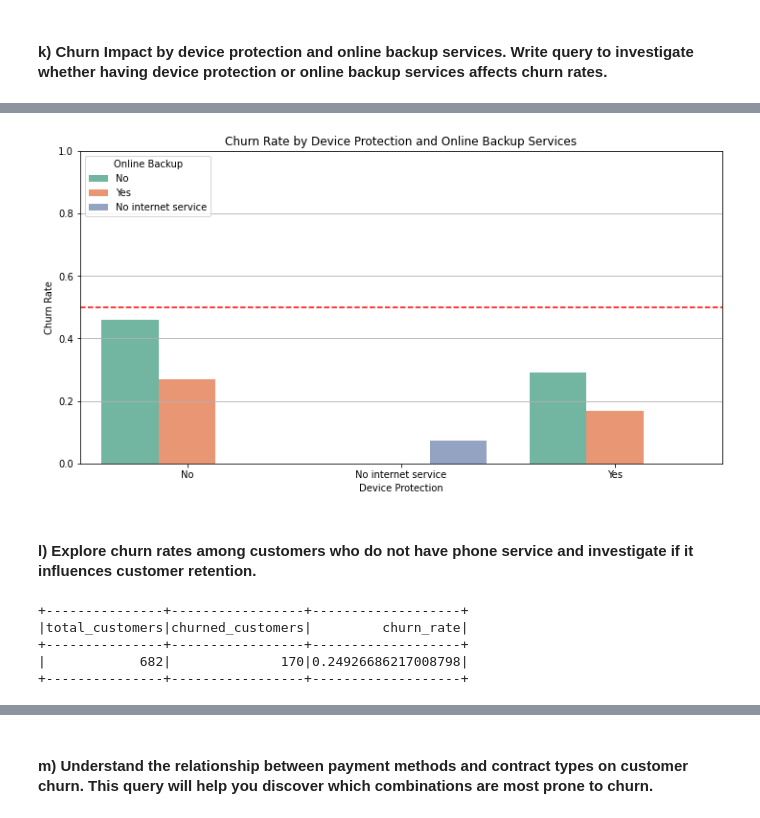
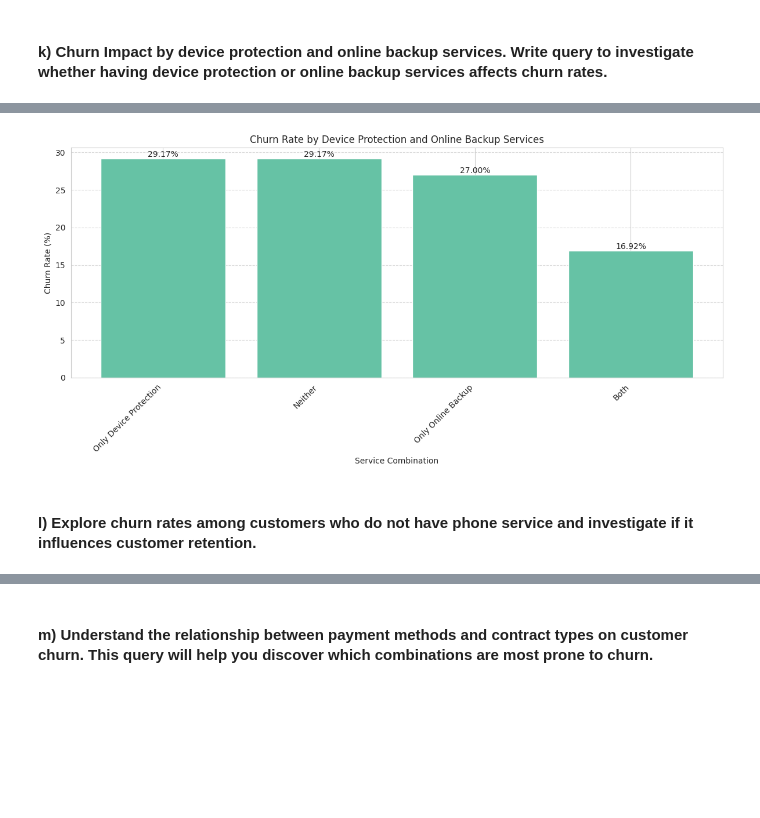
Before and after one commit to vskvj3/UST_Training, a Jupyter notebook: BigData/spark/Spark Workshop/Assignment 8 - Spark SQL.ipynb, the cells around one changed output, grey strips where cells are left out. Drawn from its saved outputs; the diff is of its cells as text; code cells hidden in the pictures; blank space fills up the shorter version.

```diff
--- a/BigData/spark/Spark Workshop/Assignment 8 - Spark SQL.ipynb
+++ b/BigData/spark/Spark Workshop/Assignment 8 - Spark SQL.ipynb
@@ -527,42 +519,50 @@ churn_rate_device_backup_df.show()
 # %%
+pandas_df = result.toPandas()
 
-churn_rate_device_backup_pd = churn_rate_device_backup_df.toPandas()
+# Create a bar plot
+plt.figure(figsize=(12, 6))
+bars = plt.bar(pandas_df['ServiceCombination'], pandas_df['ChurnRate'])
 
-plt.figure(figsize=(12, 6))
+# Customize the plot
+plt.title('Churn Rate by Device Protection and Online Backup Services')
+plt.xlabel('Service Combination')
+plt.ylabel('Churn Rate (%)')
 
-sns.barplot(x='DeviceProtection', y='churn_rate', hue='OnlineBackup', data=churn_rate_device_backup_pd, palette='Set2')
+# Add value labels on top of each bar
+for bar in bars:
+    height = bar.get_height()
+    plt.text(bar.get_x() + bar.get_width()/2., height,
+             f'{height:.2f}%',
+             ha='center', va='bottom')
 
-plt.title('Churn Rate by Device Protection and Online Backup Services')
-plt.xlabel('Device Protection')
-plt.ylabel('Churn Rate')
-plt.ylim(0, 1)
-plt.axhline(y=0.5, color='r', linestyle='--')
-plt.legend(title='Online Backup')
-plt.grid(axis='y')
+# Rotate x-axis labels for better readability
+plt.xticks(rotation=45, ha='right')
 
+# Add a grid for better readability
+plt.grid(axis='y', linestyle='--', alpha=0.7)
+
+# Show the plot
+plt.tight_layout()
 plt.show()
 # %% [output]
-[figure, old version]
+[figure, new version]
 # %% [markdown]
 #### l) Explore churn rates among customers who do not have phone service and investigate if it influences customer retention.
 # %%
-churn_rate_no_phone_df = spark.sql(
-"""
+query = """
 SELECT
-    COUNT(*) AS total_customers,
-    SUM(CASE WHEN Churn = 'Yes' THEN 1 ELSE 0 END) AS churned_customers,
-    SUM(CASE WHEN Churn = 'Yes' THEN 1 ELSE 0 END) / COUNT(*) AS churn_rate
+    PhoneService,
+    InternetService,
+    COUNT(*) AS TotalCustomers,
+    SUM(CASE WHEN Churn = 'Yes' THEN 1 ELSE 0 END) AS ChurnedCustomers,
+    ROUND(SUM(CASE WHEN Churn = 'Yes' THEN 1 ELSE 0 END) * 100.0 / COUNT(*), 2) AS ChurnRate
 FROM
     churn_data
-WHERE
-    PhoneService = 'No'
-""")
+GROUP BY
+    PhoneService, InternetService
+ORDER BY
+    PhoneService, InternetService
+"""
 
-churn_rate_no_phone_df.show()
+result = spark.sql(query)
-# %% [output]
-+---------------+-----------------+-------------------+
-|total_customers|churned_customers|         churn_rate|
-+---------------+-----------------+-------------------+
-|            682|              170|0.24926686217008798|
-+---------------+-----------------+-------------------+
 # %%
```
Also changed, not shown: parts of 33 cells of this notebook.
